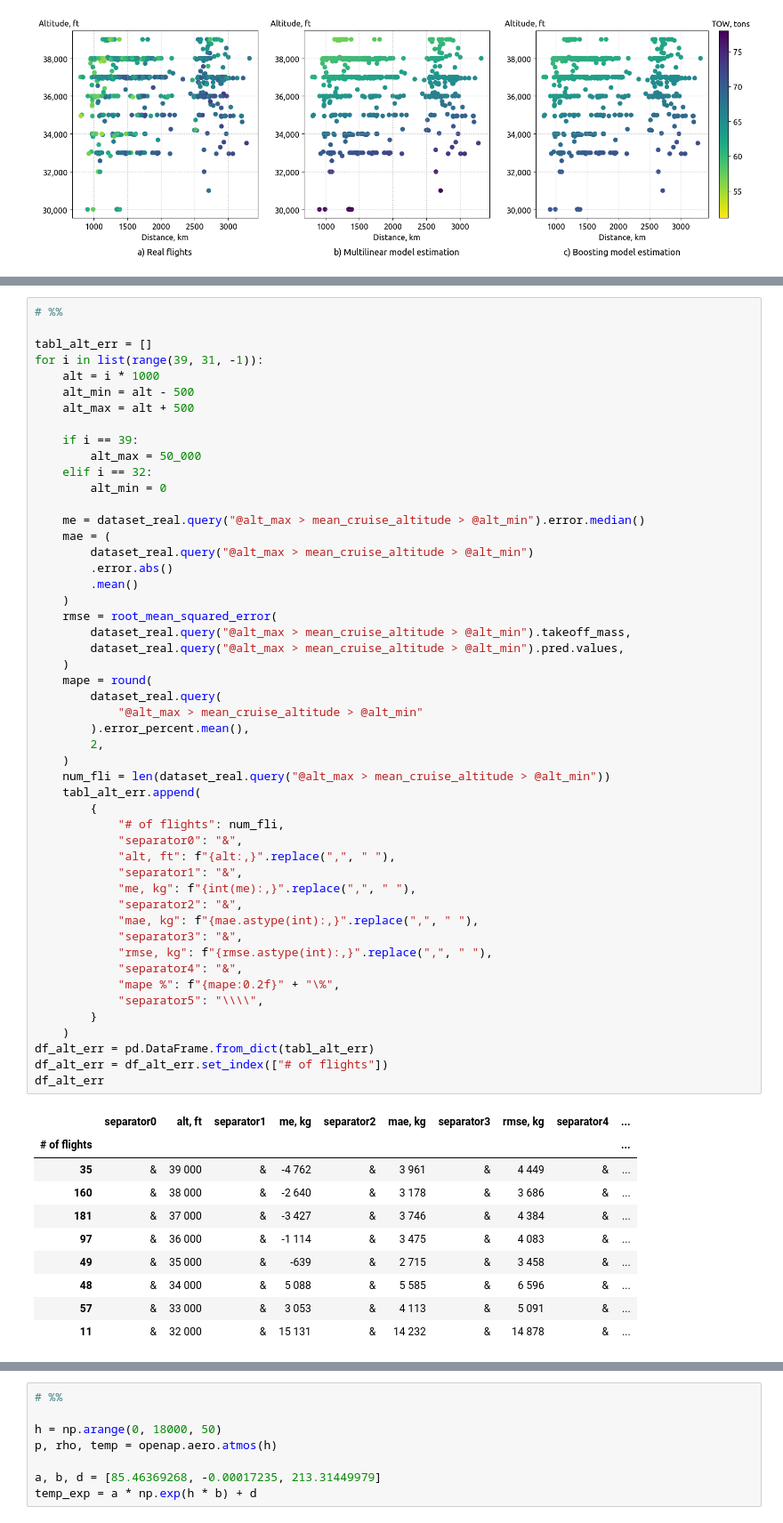
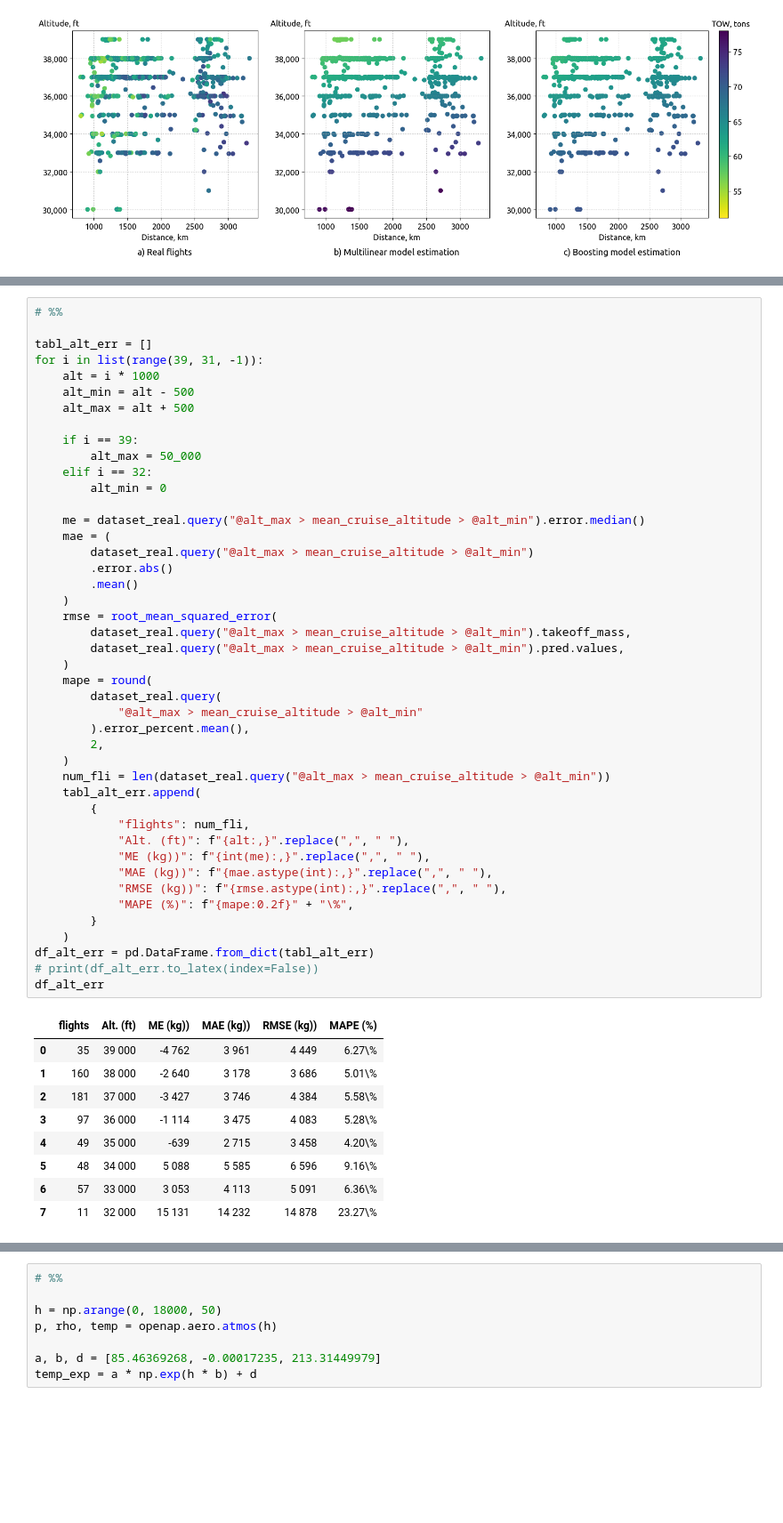
Before and after one commit to dus42/takeoff-mass, a Jupyter notebook: paper_plots.ipynb, the cells around one changed output, grey strips where cells are left out. Shown at 89% size. Cells and saved outputs as stored; diff of their text form; blank space fills up the shorter version.

```diff
--- a/paper_plots.ipynb
+++ b/paper_plots.ipynb
@@ -664,53 +702,46 @@ for i in list(range(39, 31, -1)):
 
     if i == 39:
         alt_max = 50_000
     elif i == 32:
         alt_min = 0
 
     me = dataset_real.query("@alt_max > mean_cruise_altitude > @alt_min").error.median()
     mae = (
         dataset_real.query("@alt_max > mean_cruise_altitude > @alt_min")
         .error.abs()
         .mean()
     )
     rmse = root_mean_squared_error(
         dataset_real.query("@alt_max > mean_cruise_altitude > @alt_min").takeoff_mass,
         dataset_real.query("@alt_max > mean_cruise_altitude > @alt_min").pred.values,
     )
     mape = round(
         dataset_real.query(
             "@alt_max > mean_cruise_altitude > @alt_min"
         ).error_percent.mean(),
         2,
     )
     num_fli = len(dataset_real.query("@alt_max > mean_cruise_altitude > @alt_min"))
     tabl_alt_err.append(
         {
-            "# of flights": num_fli,
-            "separator0": "&",
-            "alt, ft": f"{alt:,}".replace(",", " "),
-            "separator1": "&",
-            "me, kg": f"{int(me):,}".replace(",", " "),
-            "separator2": "&",
-            "mae, kg": f"{mae.astype(int):,}".replace(",", " "),
-            "separator3": "&",
-            "rmse, kg": f"{rmse.astype(int):,}".replace(",", " "),
-            "separator4": "&",
-            "mape %": f"{mape:0.2f}" + "\%",
-            "separator5": "\\\\",
+            "flights": num_fli,
+            "Alt. (ft)": f"{alt:,}".replace(",", " "),
+            "ME (kg))": f"{int(me):,}".replace(",", " "),
+            "MAE (kg))": f"{mae.astype(int):,}".replace(",", " "),
+            "RMSE (kg))": f"{rmse.astype(int):,}".replace(",", " "),
+            "MAPE (%)": f"{mape:0.2f}" + "\%",
         }
     )
 df_alt_err = pd.DataFrame.from_dict(tabl_alt_err)
-df_alt_err = df_alt_err.set_index(["# of flights"])
+# print(df_alt_err.to_latex(index=False))
 df_alt_err
 # %% [output]
-|  | separator0 | alt, ft | separator1 | me, kg | separator2 | mae, kg | separator3 | rmse, kg | separator4 | ... |
-| # of flights |  |  |  |  |  |  |  |  |  | ... |
-| 35 | & | 39 000 | & | -4 762 | & | 3 961 | & | 4 449 | & | ... |
-| 160 | & | 38 000 | & | -2 640 | & | 3 178 | & | 3 686 | & | ... |
-| 181 | & | 37 000 | & | -3 427 | & | 3 746 | & | 4 384 | & | ... |
-| 97 | & | 36 000 | & | -1 114 | & | 3 475 | & | 4 083 | & | ... |
-| 49 | & | 35 000 | & | -639 | & | 2 715 | & | 3 458 | & | ... |
-| 48 | & | 34 000 | & | 5 088 | & | 5 585 | & | 6 596 | & | ... |
-| 57 | & | 33 000 | & | 3 053 | & | 4 113 | & | 5 091 | & | ... |
-| 11 | & | 32 000 | & | 15 131 | & | 14 232 | & | 14 878 | & | ... |
+|  | flights | Alt. (ft) | ME (kg)) | MAE (kg)) | RMSE (kg)) | MAPE (%) |
+| 0 | 35 | 39 000 | -4 762 | 3 961 | 4 449 | 6.27\% |
+| 1 | 160 | 38 000 | -2 640 | 3 178 | 3 686 | 5.01\% |
+| 2 | 181 | 37 000 | -3 427 | 3 746 | 4 384 | 5.58\% |
+| 3 | 97 | 36 000 | -1 114 | 3 475 | 4 083 | 5.28\% |
+| 4 | 49 | 35 000 | -639 | 2 715 | 3 458 | 4.20\% |
+| 5 | 48 | 34 000 | 5 088 | 5 585 | 6 596 | 9.16\% |
+| 6 | 57 | 33 000 | 3 053 | 4 113 | 5 091 | 6.36\% |
+| 7 | 11 | 32 000 | 15 131 | 14 232 | 14 878 | 23.27\% |
```
Also changed, not shown: parts of 19 cells of this notebook, 11 other files.
